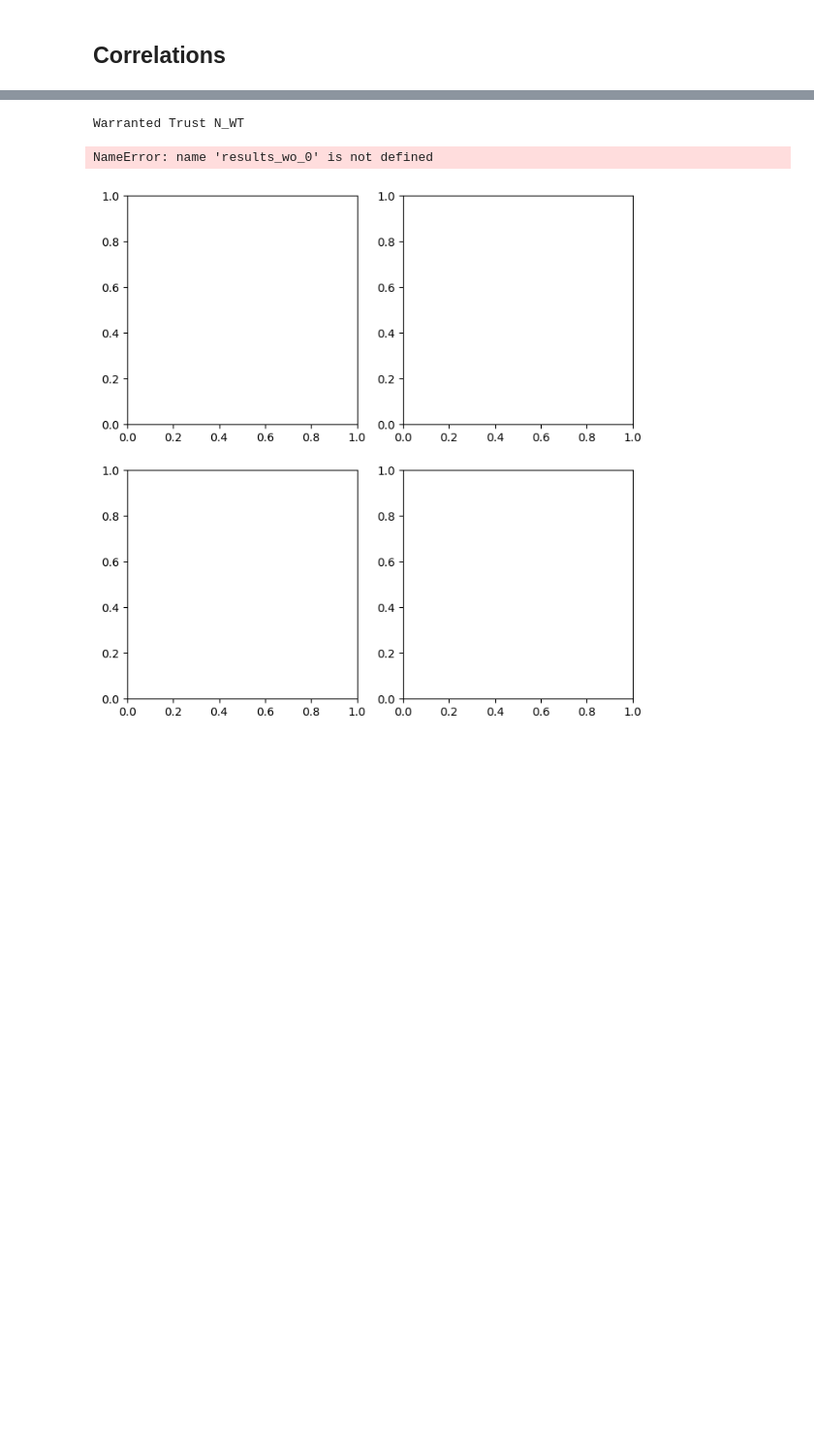
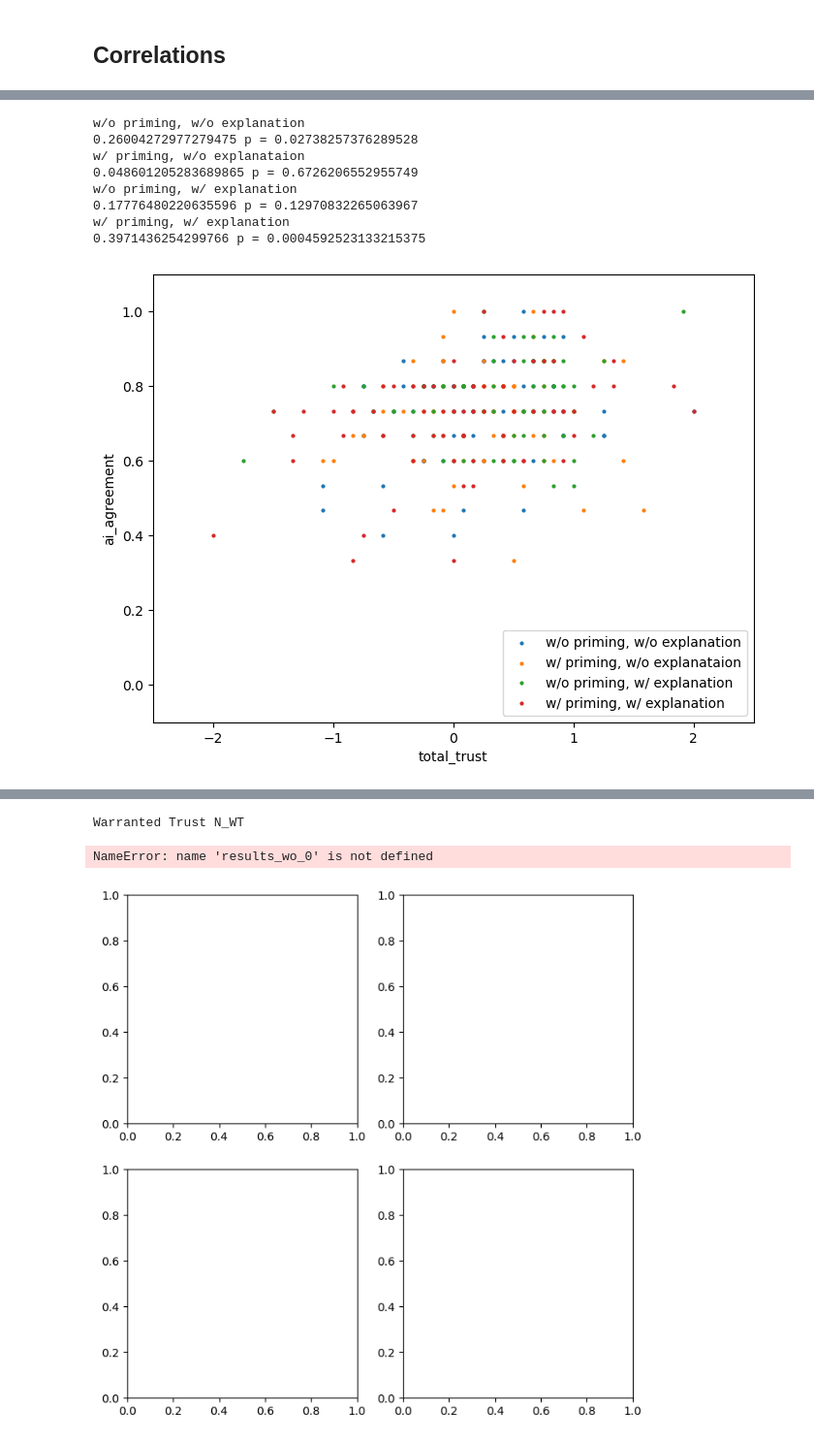
Before and after one commit to RRachelRR/xai_priming, a Jupyter notebook: data_analysis/Analysis.ipynb, the cells around one changed output, grey strips where cells are left out. Shown at 97% size. Drawn from its saved outputs; the diff is of its cells as text; code cells hidden in the pictures; blank space fills up the shorter version.

Commit message:
extended analysis with some thoughts on reported trust

```diff
--- a/data_analysis/Analysis.ipynb
+++ b/data_analysis/Analysis.ipynb
@@ -730,0 +891,4 @@ results_filtered.shape
+# %%
+results_backup = results.copy()
+results = results_filtered
+print(results.shape, results_backup.shape)
@@ -730,0 +897,3 @@ results_filtered.shape
+# %%
+results = results_backup
+print(results.shape)
@@ -871,10 +1073,10 @@ NameError: name 'results_wo_0' is not defined
 # %%
 def scatter(column_x, column_y, dfs, labels, title = None, likert_x = False, likert_y = False):
 
-    fig, ax = plt.subplots()
+    fig, ax = plt.subplots(figsize = (8, 6))
 
     for i, df in enumerate(dfs):
-        SC = ax.scatter(df[column_x], df[column_y], label = labels[i])
+        SC = ax.scatter(df[column_x], df[column_y], label = labels[i], s = 4)
         print(labels[i])
         pearsons, p = stats.pearsonr(df[column_x], df[column_y])
         print(pearsons, "p =", p)
@@ -920,8 +1122,12 @@ def scatter_subplots(column_x, column_y, dfs, labels, ncols, nrows,
                 axs[row, col].set_ylabel(column_y)
             if likert_x:
                 axs[row, col].set_xlim(-2.5, 2.5)
+            else:
+                axs[row, col].set_xlim(-0.1, 1.1)
             if likert_y:
                 axs[row, col].set_ylim(-2.5, 2.5)
+            else:
+                axs[row, col].set_ylim(-0.1, 1.1)
 # %%
 scatter_subplots("total_trust", "switch_ratio", [[results_wo_0, results_w_0]],
         [["w/o priming, w/o explanation", "w/o priming, w/ explanation"]], 2, 1, likert_x = True)
@@ -942,3 +1213,18 @@ NameError: name 'results_wo_0' is not defined
+# %%
+dfs = [results_wo_0, results_wo_1, results_w_0, results_w_1]
+labels = ["w/o priming, w/o explanation", "w/ priming, w/o explanataion",
+          "w/o priming, w/ explanation", "w/ priming, w/ explanation"]
+scatter("total_trust", "ai_agreement", dfs, labels, likert_x = True, likert_y = False)
+# %% [output]
+w/o priming, w/o explanation
+0.26004272977279475 p = 0.02738257376289528
+w/ priming, w/o explanataion
+0.048601205283689865 p = 0.6726206552955749
+w/o priming, w/ explanation
+0.17776480220635596 p = 0.12970832265063967
+w/ priming, w/ explanation
+0.3971436254299766 p = 0.0004592523133215375
+[figure, added]
 # %% [markdown]
 **Summary**:
 
```
Also changed, not shown: parts of 38 cells of this notebook, 1 other file.
